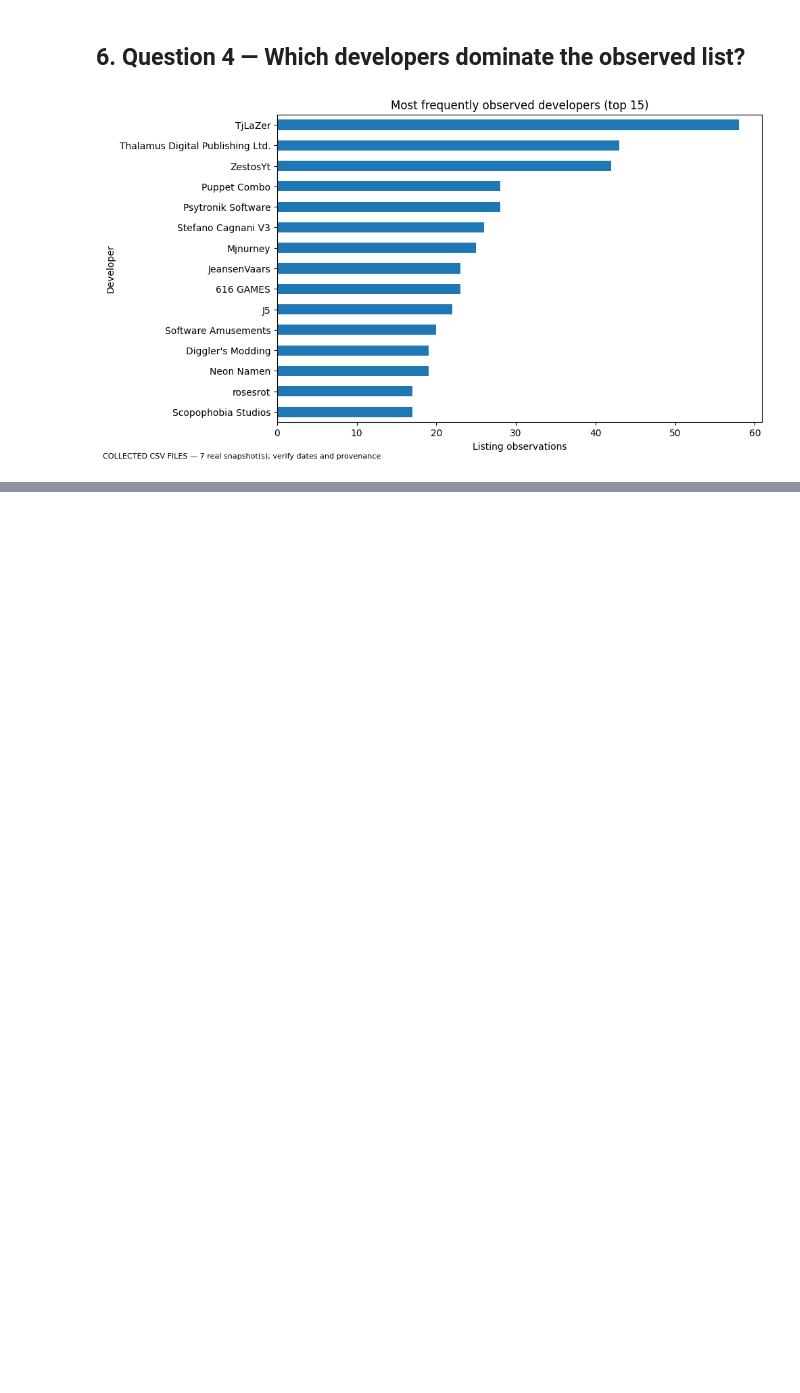
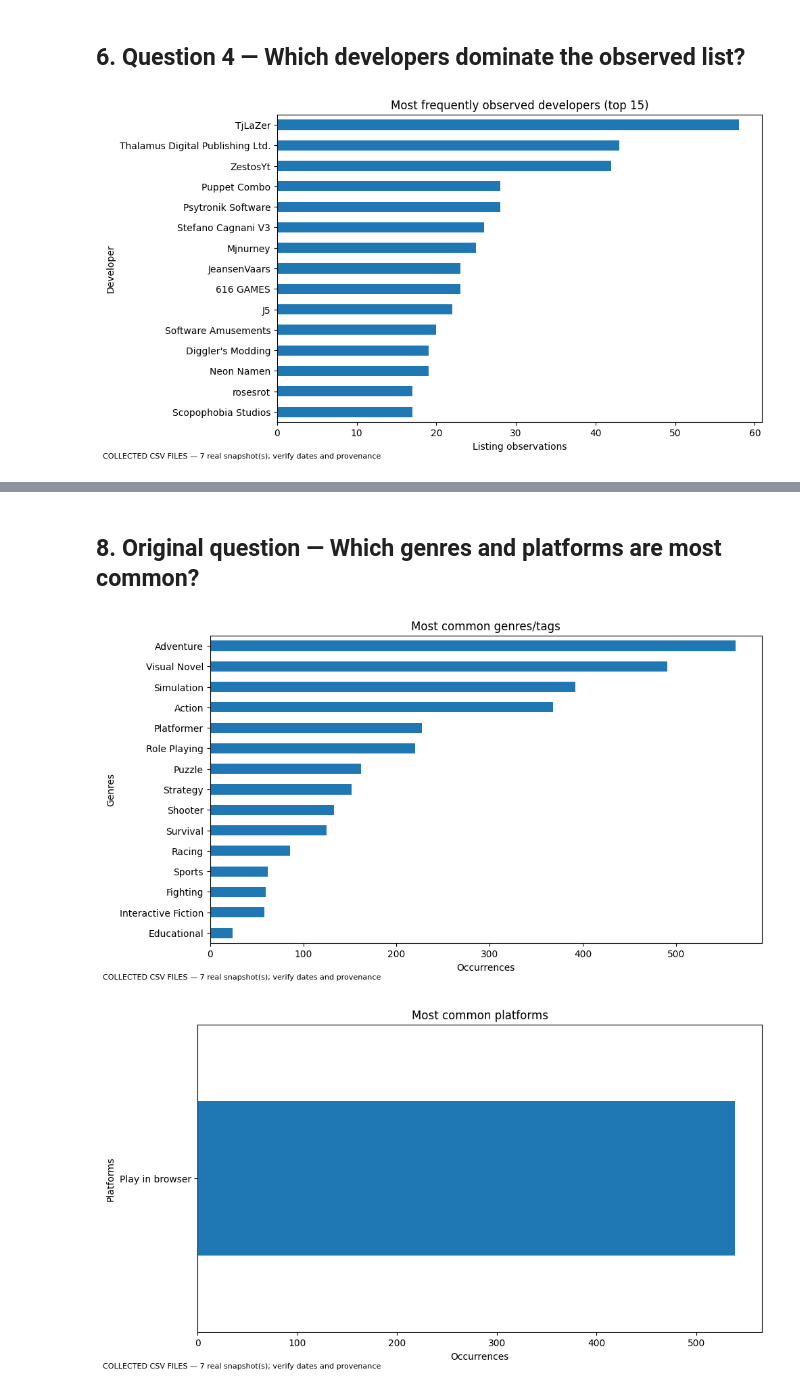
Before and after one commit to cherissaiteriteka32-netizen/Web_scraping_project, a Jupyter notebook: analysis.ipynb, the cells around one changed output, grey strips where cells are left out. Drawn from its saved outputs; the diff is of its cells as text; code cells hidden in the pictures; blank space fills up the shorter version.

```diff
--- a/analysis.ipynb
+++ b/analysis.ipynb
@@ -167,0 +182,14 @@ else: print('Developer data unavailable.')
+# %% [markdown]
+## 8. Original question — Which genres and platforms are most common?
+# %%
+def label_counts(series):
+ vals=series.dropna().astype(str).str.split(r'\s*\|\s*').explode().str.strip()
+ return vals[vals.ne('') & vals.str.lower().ne('nan')].value_counts().head(15)
+for col,title in [('genres','Most common genres/tags'),('platforms','Most common platforms')]:
+ counts=label_counts(df[col])
+ if len(counts):
+  fig,ax=plt.subplots(); counts.sort_values().plot(kind='barh',ax=ax); ax.set(title=title,xlabel='Occurrences',ylabel=col.title()); fig.text(.01,.01,DATA_MODE,fontsize=8); plt.tight_layout(); plt.show()
+ else: print('No',col,'labels found; verify selectors and report missingness.')
+# %% [output]
+[figure, added]
+[figure, added]
```
Also changed, not shown: parts of 6 cells of this notebook.
